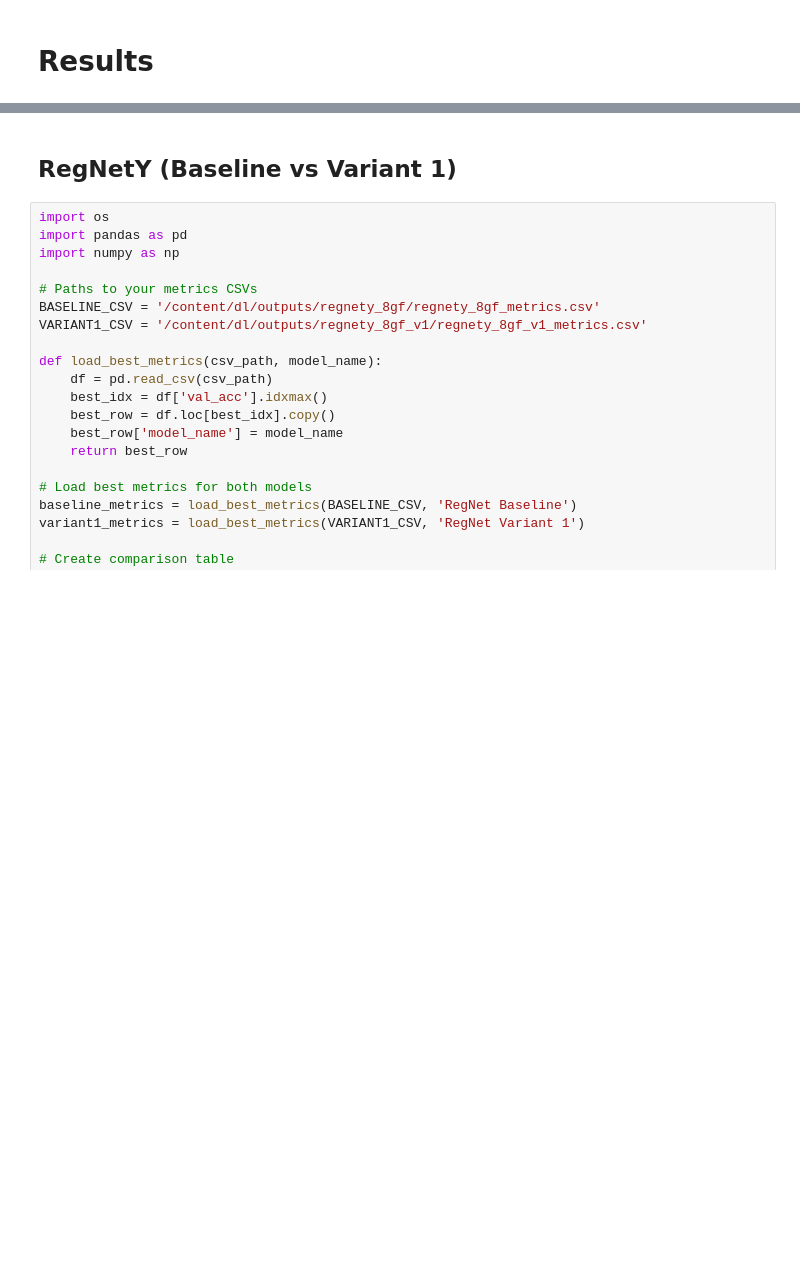
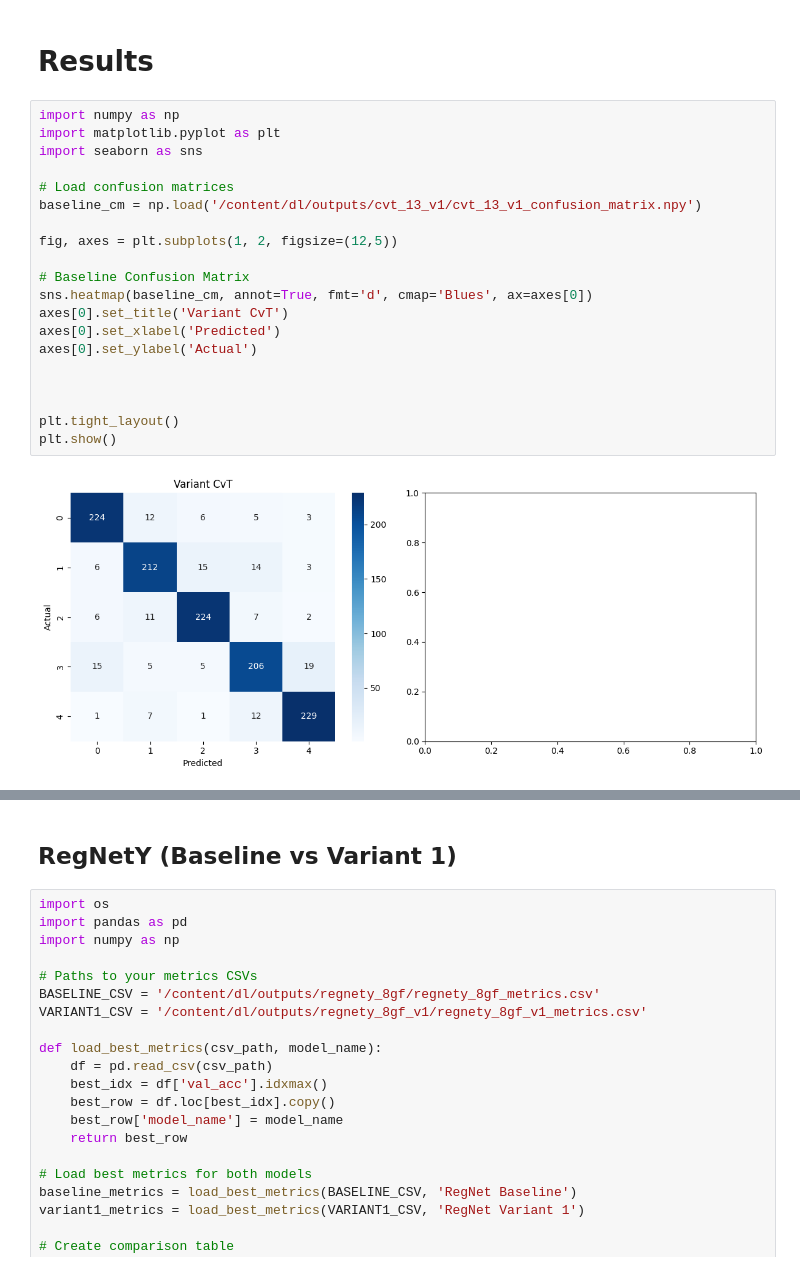
Before and after one commit to RanaAmr211/dl, a Jupyter notebook: main.ipynb, the cells around one changed output, grey strips where cells are left out. Cells and saved outputs as stored; diff of their text form; blank space fills up the shorter version.

```diff
--- a/main.ipynb
+++ b/main.ipynb
@@ -565,2 +610,24 @@ dl  sample_data
 # %% [markdown]
 # **Results**
+# %%
+import numpy as np
+import matplotlib.pyplot as plt
+import seaborn as sns
+
+# Load confusion matrices
+baseline_cm = np.load('/content/dl/outputs/cvt_13_v1/cvt_13_v1_confusion_matrix.npy')
+
+fig, axes = plt.subplots(1, 2, figsize=(12,5))
+
+# Baseline Confusion Matrix
+sns.heatmap(baseline_cm, annot=True, fmt='d', cmap='Blues', ax=axes[0])
+axes[0].set_title('Variant CvT')
+axes[0].set_xlabel('Predicted')
+axes[0].set_ylabel('Actual')
+
+
+
+plt.tight_layout()
+plt.show()
+# %% [output]
+[figure, added]
```
Also changed, not shown: parts of 9 cells of this notebook.
